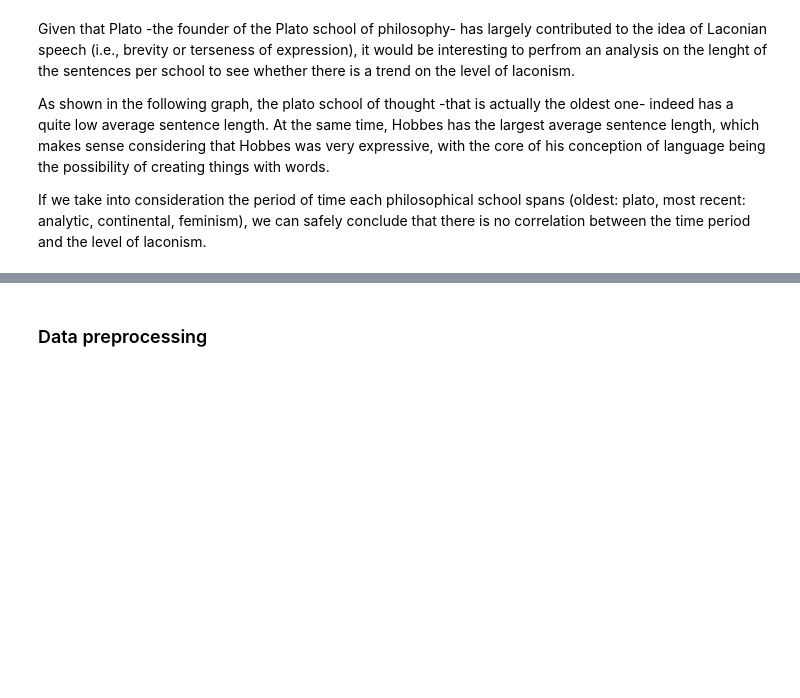
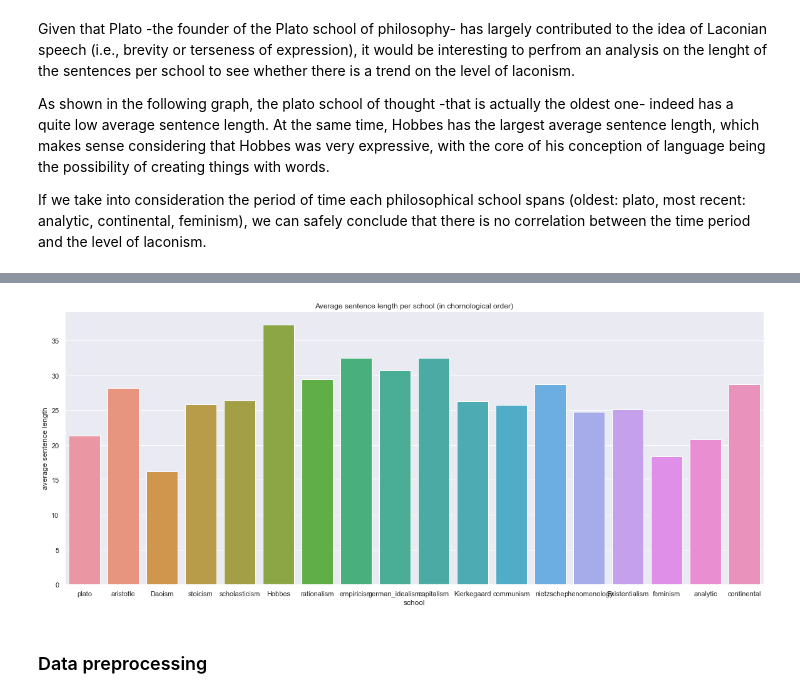
Before and after one commit to TZstatsADS/spring-2022-prj1-svlachou, a Jupyter notebook: doc/report.ipynb, the cells around one changed output, grey strips where cells are left out. Saved outputs shown, nothing was run; the diff lists cells and outputs as text; code cells hidden in the pictures; blank space fills up the shorter version.

```diff
--- a/doc/report.ipynb
+++ b/doc/report.ipynb
@@ -47,3 +47,7 @@ If we take into consideration the period of time each philosophical school spans
+# %%
+display(Image(filename='../figs/general/length_per_school.png', embed=True))
+# %% [output]
+[figure, added]
 # %% [markdown]
 ### Data preprocessing
 # %% [markdown]
```
Also changed, not shown: parts of 26 cells of this notebook.
